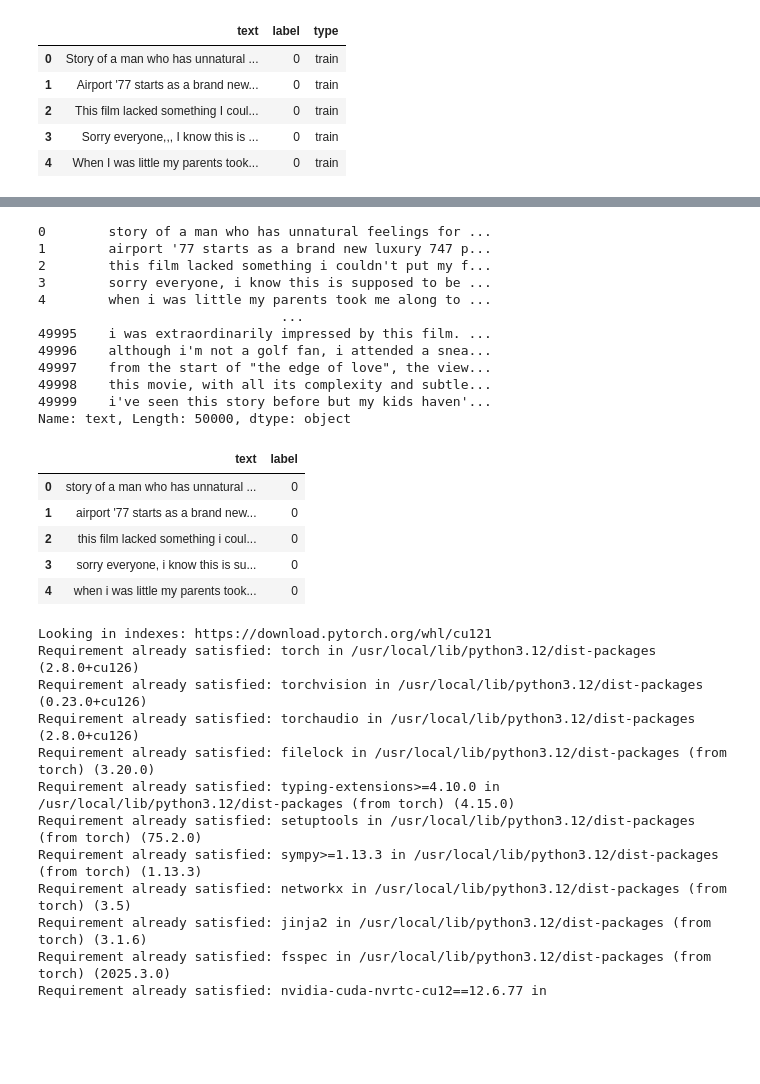
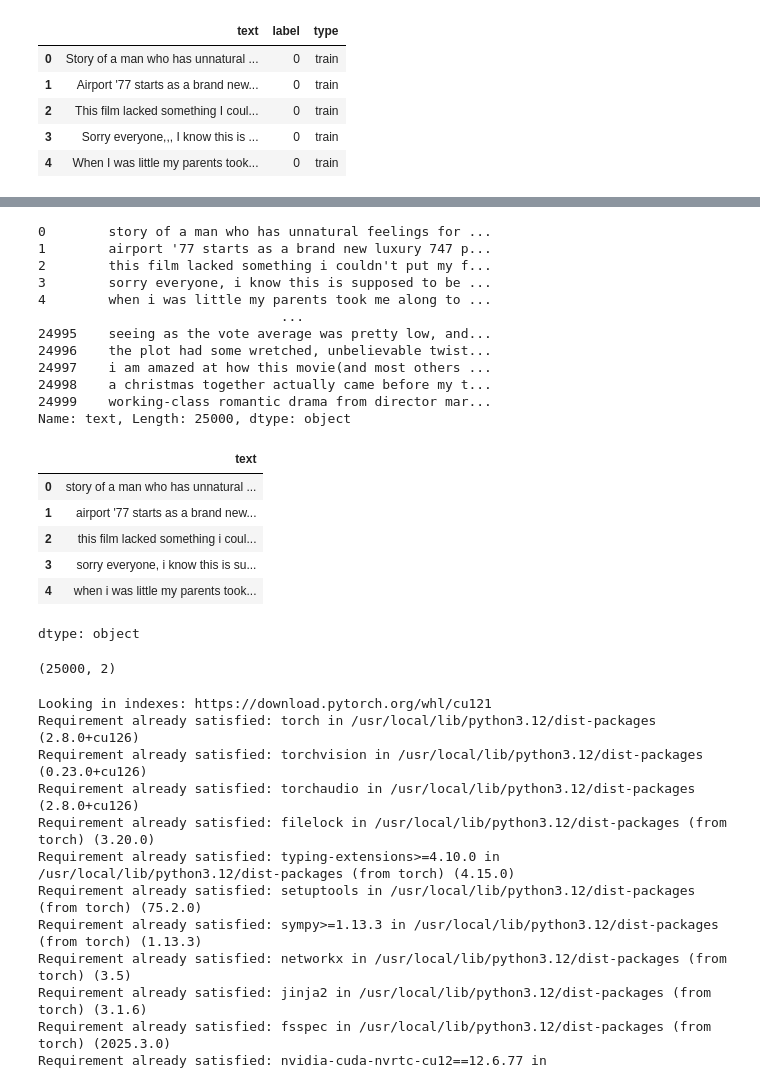
Before and after one commit to NguyenHuong2502/sentiment-analysis-svm-distilbert, a Jupyter notebook: bert.ipynb, the cells around one changed output, grey strips where cells are left out. Drawn from its saved outputs; the diff is of its cells as text; code cells hidden in the pictures; blank space fills up the shorter version.

Commit message:
update file processing data and train model distilbert

```diff
--- a/bert.ipynb
+++ b/bert.ipynb
@@ -1,6 +1,6 @@
 # %%
 import pandas as pd
-df=pd.read_csv(r'C:\Users\nguye\Downloads\sentiment-analysis-svm-distilbert\imdb_dataset.csv')
+df=pd.read_csv('/content/imdb_dataset.csv')
 df.head()
 # %% [output]
 |  | text | label | type |
@@ -22,3 +22,8 @@ def clean_text_bert(text):
     text = re.sub(r'([,.!?])\1+', r'\1', text)  # thu gọn dấu câu lặp
     text = text.lower()  # nếu bạn dùng bert-base-uncased
     return text
+# %%
+train_df = df[df['type'] == 'train'].copy()
+test_df  = df[df['type'] == 'test'].copy()
+
+print(len(train_df), len(test_df))
@@ -25,5 +41,5 @@ def clean_text_bert(text):
 # %%
-bert_data = df['text'].apply(clean_text_bert)
+bert_data = train_df['text'].apply(clean_text_bert)
 # %%
 print(bert_data)
 # %% [output]
@@ -33,12 +49,22 @@ print(bert_data)
 3        sorry everyone, i know this is supposed to be ...
 4        when i was little my parents took me along to ...
                                ...
-49995    i was extraordinarily impressed by this film. ...
-49996    although i'm not a golf fan, i attended a snea...
-49997    from the start of "the edge of love", the view...
-49998    this movie, with all its complexity and subtle...
-49999    i've seen this story before but my kids haven'...
-Name: text, Length: 50000, dtype: object
+24995    seeing as the vote average was pretty low, and...
+24996    the plot had some wretched, unbelievable twist...
+24997    i am amazed at how this movie(and most others ...
+24998    a christmas together actually came before my t...
+24999    working-class romantic drama from director mar...
+Name: text, Length: 25000, dtype: object
+# %%
+bert_data.head()
+# %% [output]
+|  | text |
+| 0 | story of a man who has unnatural ... |
+| 1 | airport '77 starts as a brand new... |
+| 2 | this film lacked something i coul... |
+| 3 | sorry everyone, i know this is su... |
+| 4 | when i was little my parents took... |
+dtype: object
 # %%
 bert_df = pd.DataFrame({
     'text': bert_data,
@@ -46,13 +72,8 @@ bert_df = pd.DataFrame({
 })
 # %%
-bert_df.head()
+bert_df.shape
 # %% [output]
-|  | text | label |
-| 0 | story of a man who has unnatural ... | 0 |
-| 1 | airport '77 starts as a brand new... | 0 |
-| 2 | this film lacked something i coul... | 0 |
-| 3 | sorry everyone, i know this is su... | 0 |
-| 4 | when i was little my parents took... | 0 |
+(25000, 2)
 # %%
 !pip install torch torchvision torchaudio --index-url https://download.pytorch.org/whl/cu121
 !pip install transformers scikit-learn tqdm
```
Also changed, not shown: parts of 8 cells of this notebook.
